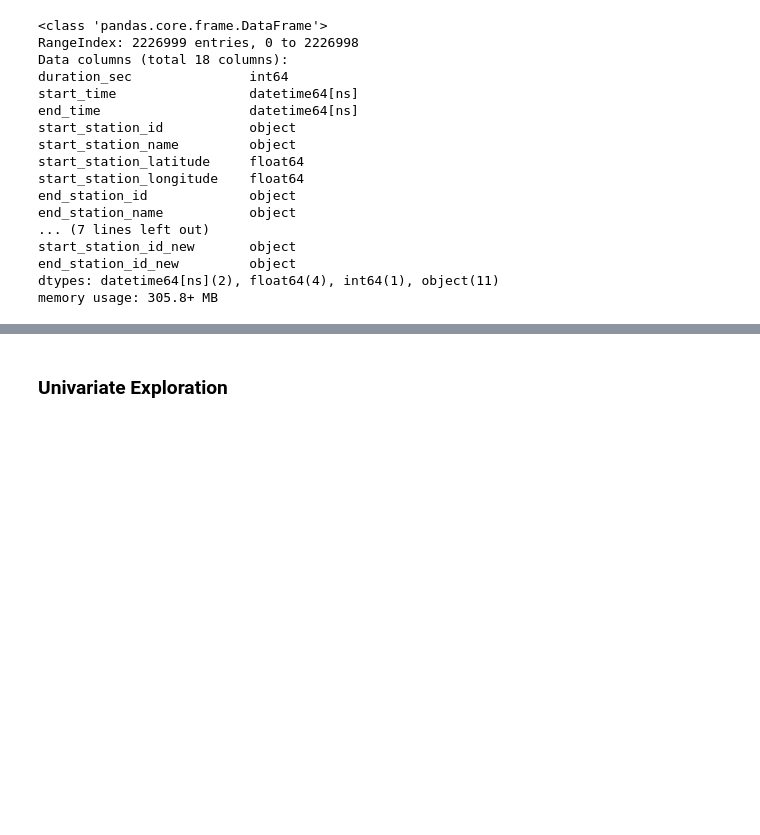
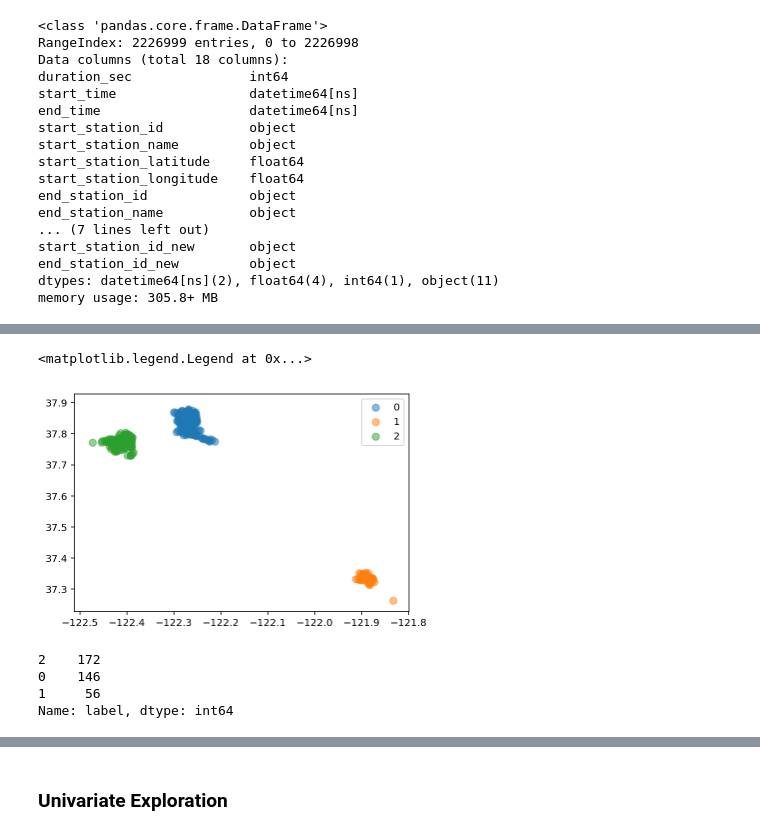
Before and after one commit to chrislicodes/udacity-data-analyst-nanodegree, a Jupyter notebook: P4-Communicate-Data-Findings/Communicate Data Findings.ipynb, the cells around one changed output, grey strips where cells are left out. Cells and saved outputs as stored; diff of their text form; code cells hidden in the pictures; blank space fills up the shorter version.

```diff
--- a/P4-Communicate-Data-Findings/Communicate Data Findings.ipynb
+++ b/P4-Communicate-Data-Findings/Communicate Data Findings.ipynb
@@ -851,0 +800,24 @@ memory usage: 305.8+ MB
+# %%
+#https://datatofish.com/k-means-clustering-python/
+
+kmeans = KMeans(n_clusters=3).fit(df_station_names[["station_longitude", "station_latitude"]])
+
+df_station_names["label"] = kmeans.labels_
+
+for x in set(list(df_cluster.label)):
+
+    df_plot_cluster = df_station_names.query(f"label == {x}")
+
+    plt.scatter(df_plot_cluster['station_longitude'], df_plot_cluster["station_latitude"], s=50, alpha=0.5, label = x);
+
+plt.legend()
+# %% [output]
+<matplotlib.legend.Legend at 0x...>
+[figure, added]
+# %%
+df_station_names.label.value_counts()
+# %% [output]
+2    172
+0    146
+1     56
+Name: label, dtype: int64
```
Also changed, not shown: parts of 48 cells of this notebook.
